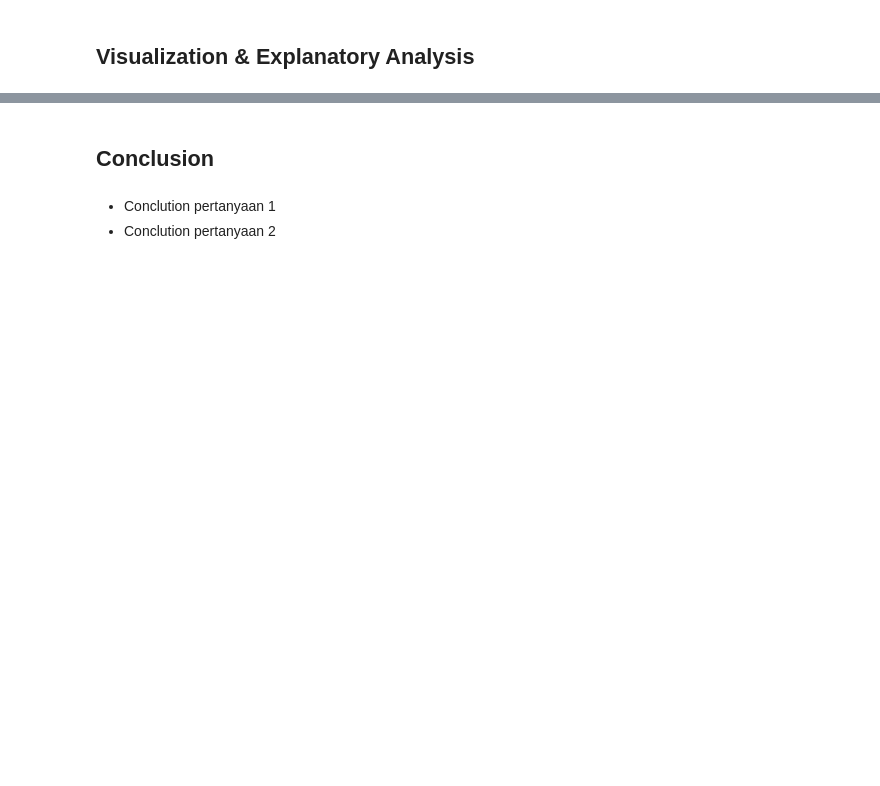
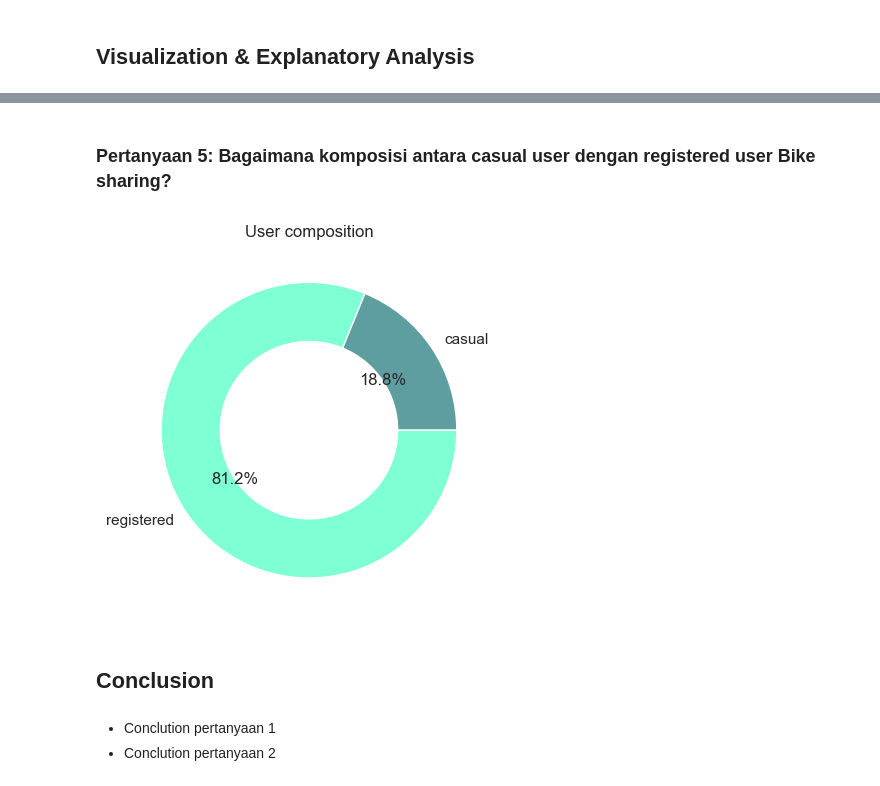
Before and after one commit to MHendriF/Belajar-Analisis-Data-dengan-Python, a Jupyter notebook: Submission/notebook.ipynb, the cells around one changed output, grey strips where cells are left out. Saved outputs shown, nothing was run; the diff lists cells and outputs as text; code cells hidden in the pictures; blank space fills up the shorter version.

```diff
--- a/Submission/notebook.ipynb
+++ b/Submission/notebook.ipynb
@@ -525,3 +563,18 @@ plt.show()
+# %% [markdown]
+### Pertanyaan 5: Bagaimana komposisi antara casual user dengan registered user Bike sharing?
+# %%
+casreg_pie = hour_df[['casual_users', 'registered_users']].sum()
+plt.pie(
+    x=casreg_pie,
+    labels=('casual', 'registered'),
+    colors=('#5F9EA0', '#7FFFD4'),
+    autopct='%1.1f%%',
+    wedgeprops = {'width':0.4}
+)
+plt.title("User composition")
+plt.show()
+# %% [output]
+[figure, added]
 # %% [markdown]
 ## Conclusion
 # %% [markdown]
```
Also changed, not shown: parts of 18 cells of this notebook, 2 other files.
